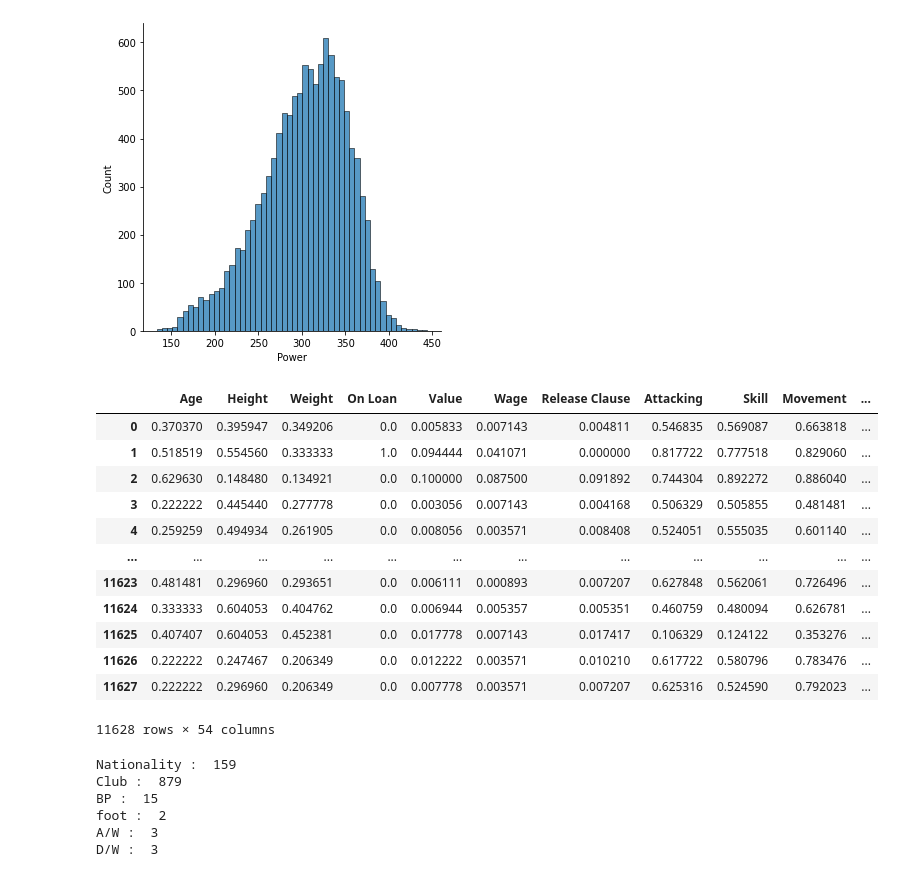
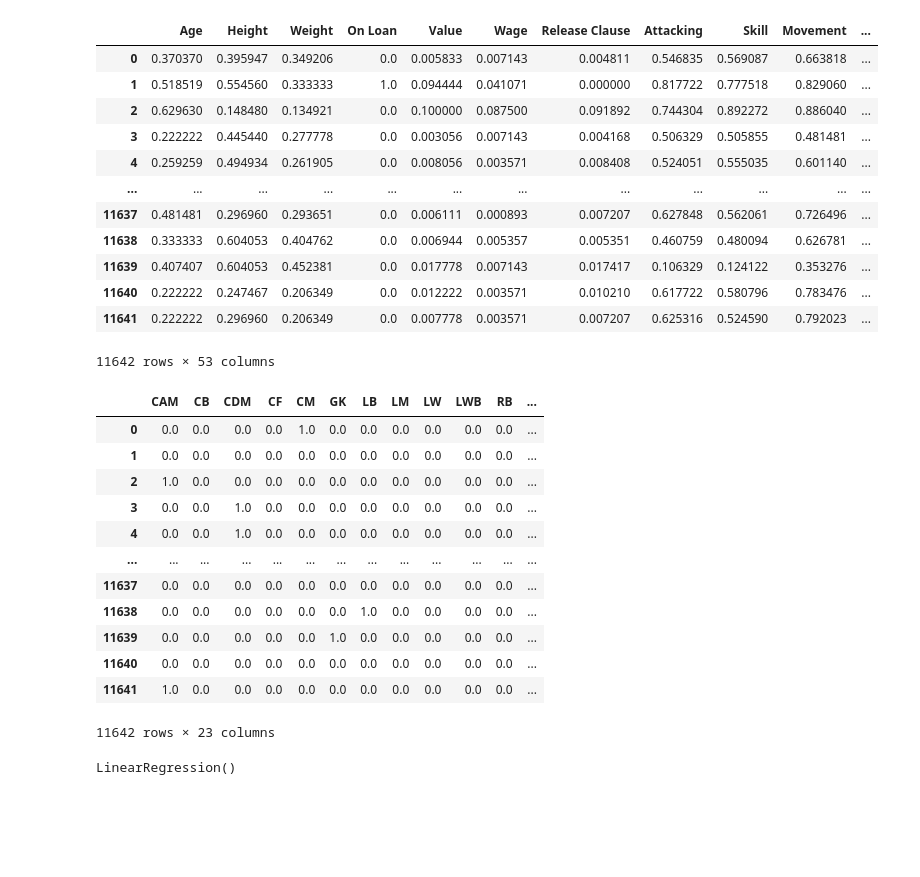
Before and after one commit to rjpeters/fifa, a Jupyter notebook: fifa_project.ipynb, the cells around one changed output. Saved outputs shown, nothing was run; the diff lists cells and outputs as text; code cells hidden in the pictures; blank space fills up the shorter version.

Commit message:
Add regression etc

```diff
--- a/fifa_project.ipynb
+++ b/fifa_project.ipynb
@@ -183,7 +183,7 @@ def preprocess(data):
     # Drop columns with irrelevant attributes
     #Some atributes are used to calculate the rating per category, that we already have, so individual attributes are not necessary here
 
-    data = data.drop(['Club','Team & Contract', 'Position', 'ID','Growth','Joined', 'Contract','Name','Crossing','Finishing','Heading Accuracy','Short Passing','Volleys',
+    data = data.drop(['Nationality','Club','Team & Contract', 'Position', 'ID','Growth','Joined', 'Contract','Name','Crossing','Finishing','Heading Accuracy','Short Passing','Volleys',
            'Dribbling','Curve','FK Accuracy','Long Passing','Ball Control',
            'Acceleration','Sprint Speed','Agility','Reactions','Balance',
           'Shot Power','Jumping','Stamina','Strength','Long Shots',
@@ -206,5 +204,5 @@ y = data['OVA']
 
 X = data.drop(['OVA'], axis = 1)
 # %%
-X_num = data.select_dtypes(np.number)
-X_cat = data.select_dtypes(object)
+X_num = X.select_dtypes(np.number)
+X_cat = X.select_dtypes(object)
@@ -231,9 +223,6 @@ X_num.head(50)
-# %%
-sns.displot(X_num['Power'])
-plt.show()
-# %% [output]
-[figure, removed]
 # %%
+# Normalize the numerical data
+
 transformer = MinMaxScaler().fit(X_num)
 x_normalized = transformer.transform(X_num)
 X_normal = pd.DataFrame(x_normalized, columns=X_num.columns)
@@ -247,19 +236,38 @@ X_normal
 | 3 | 0.222222 | 0.445440 | 0.277778 | 0.0 | 0.003056 | 0.007143 | 0.004168 | 0.506329 | 0.505855 | 0.481481 | ... |
 | 4 | 0.259259 | 0.494934 | 0.261905 | 0.0 | 0.008056 | 0.003571 | 0.008408 | 0.524051 | 0.555035 | 0.601140 | ... |
 | ... | ... | ... | ... | ... | ... | ... | ... | ... | ... | ... | ... |
-| 11623 | 0.481481 | 0.296960 | 0.293651 | 0.0 | 0.006111 | 0.000893 | 0.007207 | 0.627848 | 0.562061 | 0.726496 | ... |
-| 11624 | 0.333333 | 0.604053 | 0.404762 | 0.0 | 0.006944 | 0.005357 | 0.005351 | 0.460759 | 0.480094 | 0.626781 | ... |
-| 11625 | 0.407407 | 0.604053 | 0.452381 | 0.0 | 0.017778 | 0.007143 | 0.017417 | 0.106329 | 0.124122 | 0.353276 | ... |
-| 11626 | 0.222222 | 0.247467 | 0.206349 | 0.0 | 0.012222 | 0.003571 | 0.010210 | 0.617722 | 0.580796 | 0.783476 | ... |
-| 11627 | 0.222222 | 0.296960 | 0.206349 | 0.0 | 0.007778 | 0.003571 | 0.007207 | 0.625316 | 0.524590 | 0.792023 | ... |
+| 11637 | 0.481481 | 0.296960 | 0.293651 | 0.0 | 0.006111 | 0.000893 | 0.007207 | 0.627848 | 0.562061 | 0.726496 | ... |
+| 11638 | 0.333333 | 0.604053 | 0.404762 | 0.0 | 0.006944 | 0.005357 | 0.005351 | 0.460759 | 0.480094 | 0.626781 | ... |
+| 11639 | 0.407407 | 0.604053 | 0.452381 | 0.0 | 0.017778 | 0.007143 | 0.017417 | 0.106329 | 0.124122 | 0.353276 | ... |
+| 11640 | 0.222222 | 0.247467 | 0.206349 | 0.0 | 0.012222 | 0.003571 | 0.010210 | 0.617722 | 0.580796 | 0.783476 | ... |
+| 11641 | 0.222222 | 0.296960 | 0.206349 | 0.0 | 0.007778 | 0.003571 | 0.007207 | 0.625316 | 0.524590 | 0.792023 | ... |
-11628 rows × 54 columns
+11642 rows × 53 columns
-# %%
-for column in X_cat.columns:
-   print(str(column), ': ' , len(X_cat[column].unique()))
-# %% [output]
-Nationality :  159
-Club :  879
-BP :  15
-foot :  2
-A/W :  3
-D/W :  3
+# %%
+#Encode categorical data
+
+encoder = OneHotEncoder().fit(X_cat)
+encoded = encoder.transform(X_cat).toarray()
+
+# And get relevant headers for the encoded categorical data
+headers = []
+
+for category in encoder.categories_:
+    for unit in category:
+        headers.append(unit)
+
+categ_encoded=pd.DataFrame(encoded, columns=headers)
+categ_encoded
+# %% [output]
+|  | CAM | CB | CDM | CF | CM | GK | LB | LM | LW | LWB | RB | ... |
+| 0 | 0.0 | 0.0 | 0.0 | 0.0 | 1.0 | 0.0 | 0.0 | 0.0 | 0.0 | 0.0 | 0.0 | ... |
+| 1 | 0.0 | 0.0 | 0.0 | 0.0 | 0.0 | 0.0 | 0.0 | 0.0 | 0.0 | 0.0 | 0.0 | ... |
+| 2 | 1.0 | 0.0 | 0.0 | 0.0 | 0.0 | 0.0 | 0.0 | 0.0 | 0.0 | 0.0 | 0.0 | ... |
+| 3 | 0.0 | 0.0 | 1.0 | 0.0 | 0.0 | 0.0 | 0.0 | 0.0 | 0.0 | 0.0 | 0.0 | ... |
+| 4 | 0.0 | 0.0 | 1.0 | 0.0 | 0.0 | 0.0 | 0.0 | 0.0 | 0.0 | 0.0 | 0.0 | ... |
+| ... | ... | ... | ... | ... | ... | ... | ... | ... | ... | ... | ... | ... |
+| 11637 | 0.0 | 0.0 | 0.0 | 0.0 | 0.0 | 0.0 | 0.0 | 0.0 | 0.0 | 0.0 | 0.0 | ... |
+| 11638 | 0.0 | 0.0 | 0.0 | 0.0 | 0.0 | 0.0 | 1.0 | 0.0 | 0.0 | 0.0 | 0.0 | ... |
+| 11639 | 0.0 | 0.0 | 0.0 | 0.0 | 0.0 | 1.0 | 0.0 | 0.0 | 0.0 | 0.0 | 0.0 | ... |
+| 11640 | 0.0 | 0.0 | 0.0 | 0.0 | 0.0 | 0.0 | 0.0 | 0.0 | 0.0 | 0.0 | 0.0 | ... |
+| 11641 | 1.0 | 0.0 | 0.0 | 0.0 | 0.0 | 0.0 | 0.0 | 0.0 | 0.0 | 0.0 | 0.0 | ... |
+11642 rows × 23 columns
@@ -265,0 +281,7 @@ D/W :  3
+# %%
+# Build the model
+
+lm = linear_model.LinearRegression()
+lm.fit(X_train,y_train)
+# %% [output]
+LinearRegression()
```
Also changed, not shown: parts of 8 cells of this notebook.
